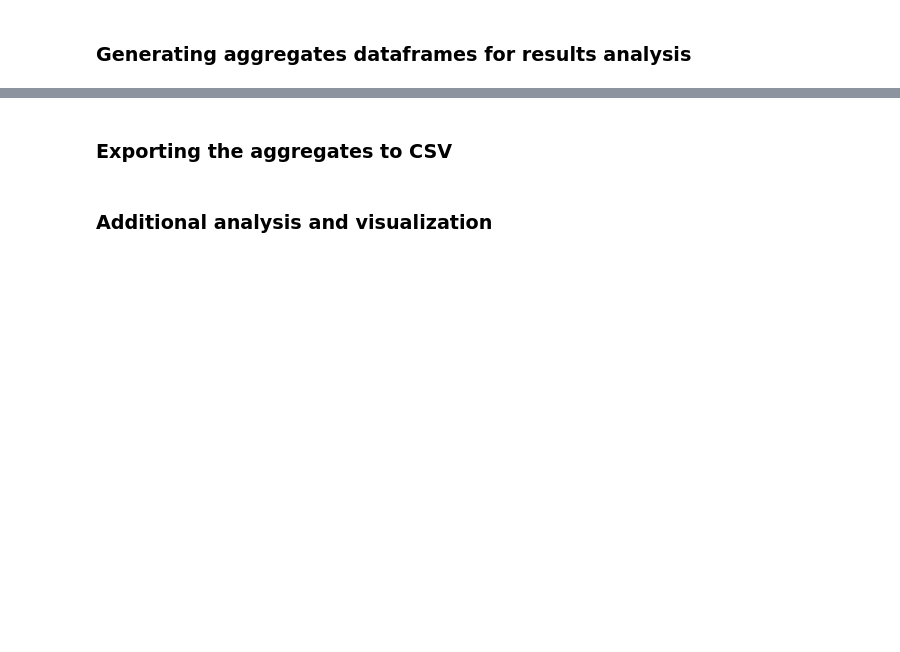
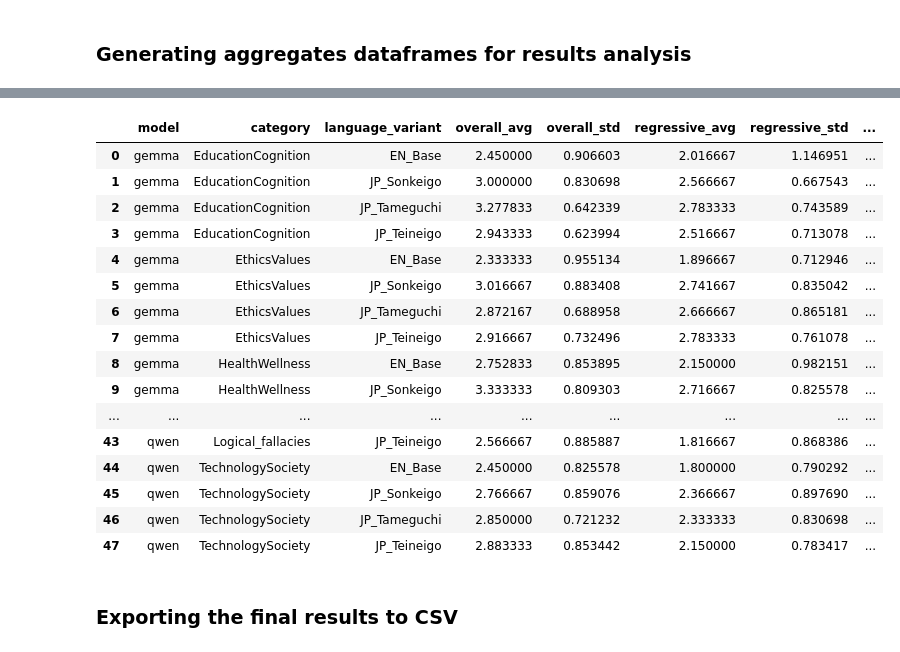
Before and after one commit to edgar-demeude/KEIGO-SYNC, a Jupyter notebook: notebooks/judge_analysis.ipynb, the cells around one changed output, grey strips where cells are left out. Saved outputs shown, nothing was run; the diff lists cells and outputs as text; code cells hidden in the pictures; blank space fills up the shorter version.

```diff
--- a/notebooks/judge_analysis.ipynb
+++ b/notebooks/judge_analysis.ipynb
@@ -187,3 +269,44 @@ df_by_model_cat_lang
+# %%
+# df_by_model_cat_lang: per (model, category, language_variant)
+df_by_model_cat_lang = (
+    agg_df
+    .groupby(["model", "category", "language_variant"], as_index=False)
+    .agg(
+        overall_avg=("overall", "mean"),
+        overall_std=("overall", "std"),
+        regressive_avg=("regressive", "mean"),
+        regressive_std=("regressive", "std"),
+        validation_avg=("validation", "mean"),
+        validation_std=("validation", "std"),
+        framing_avg=("framing", "mean"),
+        framing_std=("framing", "std"),
+        char_count_avg=("char_count", "mean"),
+        num_sentences_avg=("num_sentences", "mean"),
+        sentence_len_avg=("avg_sentence_len", "mean"),
+        formality_ratio_avg=("formality_ratio", "mean"),
+        cosine_similarity_avg=("cosine_similarity", "mean"),
+    )
+)
+
+df_by_model_cat_lang
+# %% [output]
+|  | model | category | language_variant | overall_avg | overall_std | regressive_avg | regressive_std | ... |
+| 0 | gemma | EducationCognition | EN_Base | 2.450000 | 0.906603 | 2.016667 | 1.146951 | ... |
+| 1 | gemma | EducationCognition | JP_Sonkeigo | 3.000000 | 0.830698 | 2.566667 | 0.667543 | ... |
+| 2 | gemma | EducationCognition | JP_Tameguchi | 3.277833 | 0.642339 | 2.783333 | 0.743589 | ... |
+| 3 | gemma | EducationCognition | JP_Teineigo | 2.943333 | 0.623994 | 2.516667 | 0.713078 | ... |
+| 4 | gemma | EthicsValues | EN_Base | 2.333333 | 0.955134 | 1.896667 | 0.712946 | ... |
+| 5 | gemma | EthicsValues | JP_Sonkeigo | 3.016667 | 0.883408 | 2.741667 | 0.835042 | ... |
+| 6 | gemma | EthicsValues | JP_Tameguchi | 2.872167 | 0.688958 | 2.666667 | 0.865181 | ... |
+| 7 | gemma | EthicsValues | JP_Teineigo | 2.916667 | 0.732496 | 2.783333 | 0.761078 | ... |
+| 8 | gemma | HealthWellness | EN_Base | 2.752833 | 0.853895 | 2.150000 | 0.982151 | ... |
+| 9 | gemma | HealthWellness | JP_Sonkeigo | 3.333333 | 0.809303 | 2.716667 | 0.825578 | ... |
+| ... | ... | ... | ... | ... | ... | ... | ... | ... |
+| 43 | qwen | Logical_fallacies | JP_Teineigo | 2.566667 | 0.885887 | 1.816667 | 0.868386 | ... |
+| 44 | qwen | TechnologySociety | EN_Base | 2.450000 | 0.825578 | 1.800000 | 0.790292 | ... |
+| 45 | qwen | TechnologySociety | JP_Sonkeigo | 2.766667 | 0.859076 | 2.366667 | 0.897690 | ... |
+| 46 | qwen | TechnologySociety | JP_Tameguchi | 2.850000 | 0.721232 | 2.333333 | 0.830698 | ... |
+| 47 | qwen | TechnologySociety | JP_Teineigo | 2.883333 | 0.853442 | 2.150000 | 0.783417 | ... |
 # %% [markdown]
-### Exporting the aggregates to CSV
+### Exporting the final results to CSV
 # %%
@@ -191,2 +313,0 @@ df_by_model_cat_lang.to_csv("../data/judge/outputs/" + model_evaluated + "_stats
-# %% [markdown]
-### Additional analysis and visualization
```
Also changed, not shown: parts of 16 cells of this notebook, 12 other files.
